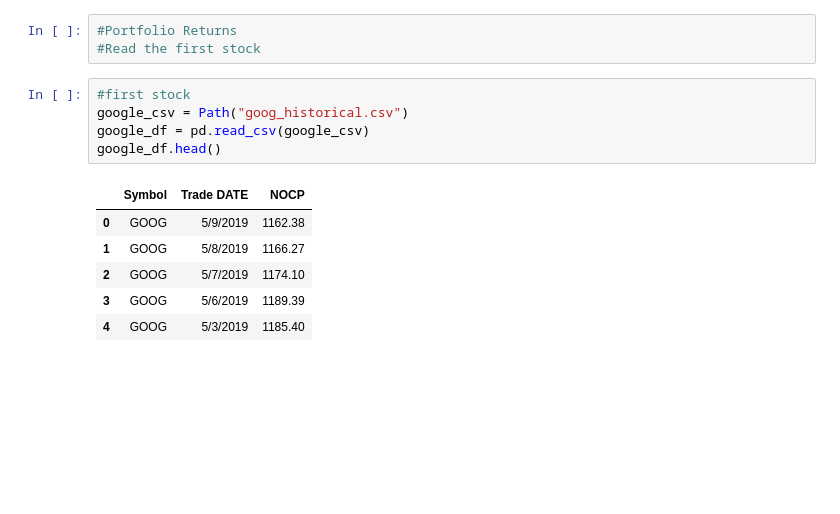
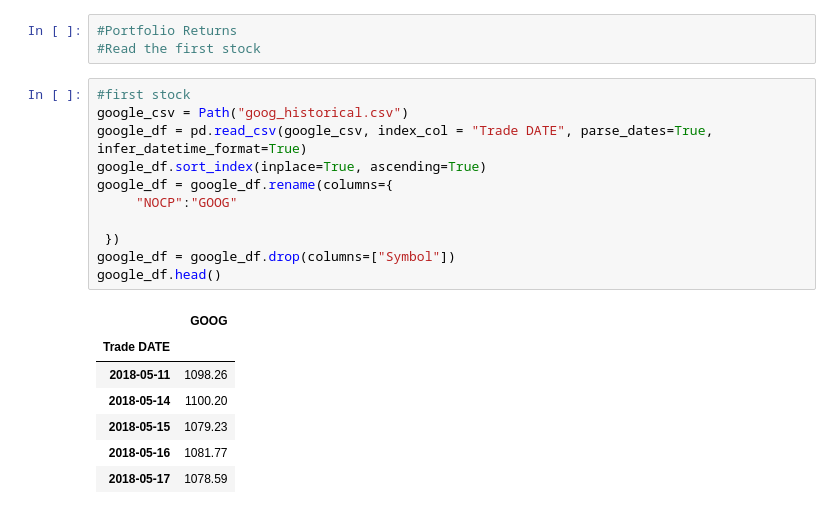
Before and after one commit to Rcantu/fintech, a Jupyter notebook: hw/03-Python_and_Pandas/HW3.ipynb, the cells around one changed output. Cells and saved outputs as stored; diff of their text form; blank space fills up the shorter version.

```diff
--- a/hw/03-Python_and_Pandas/HW3.ipynb
+++ b/hw/03-Python_and_Pandas/HW3.ipynb
@@ -327,15 +327,22 @@ sharp_ratios.plot.bar()
 # %%
 #first stock
 google_csv = Path("goog_historical.csv")
-google_df = pd.read_csv(google_csv)
+google_df = pd.read_csv(google_csv, index_col = "Trade DATE", parse_dates=True, infer_datetime_format=True)
+google_df.sort_index(inplace=True, ascending=True)
+google_df = google_df.rename(columns={
+     "NOCP":"GOOG"
+
+ })
+google_df = google_df.drop(columns=["Symbol"])
 google_df.head()
 # %% [output]
-|  | Symbol | Trade DATE | NOCP |
-| 0 | GOOG | 5/9/2019 | 1162.38 |
-| 1 | GOOG | 5/8/2019 | 1166.27 |
-| 2 | GOOG | 5/7/2019 | 1174.10 |
-| 3 | GOOG | 5/6/2019 | 1189.39 |
-| 4 | GOOG | 5/3/2019 | 1185.40 |
+|  | GOOG |
+| Trade DATE |  |
+| 2018-05-11 | 1098.26 |
+| 2018-05-14 | 1100.20 |
+| 2018-05-15 | 1079.23 |
+| 2018-05-16 | 1081.77 |
+| 2018-05-17 | 1078.59 |
 # %%
 #second stock
 appl_csv = Path("aapl_historical-Copy1.csv")
```
Also changed, not shown: parts of 16 cells of this notebook.
